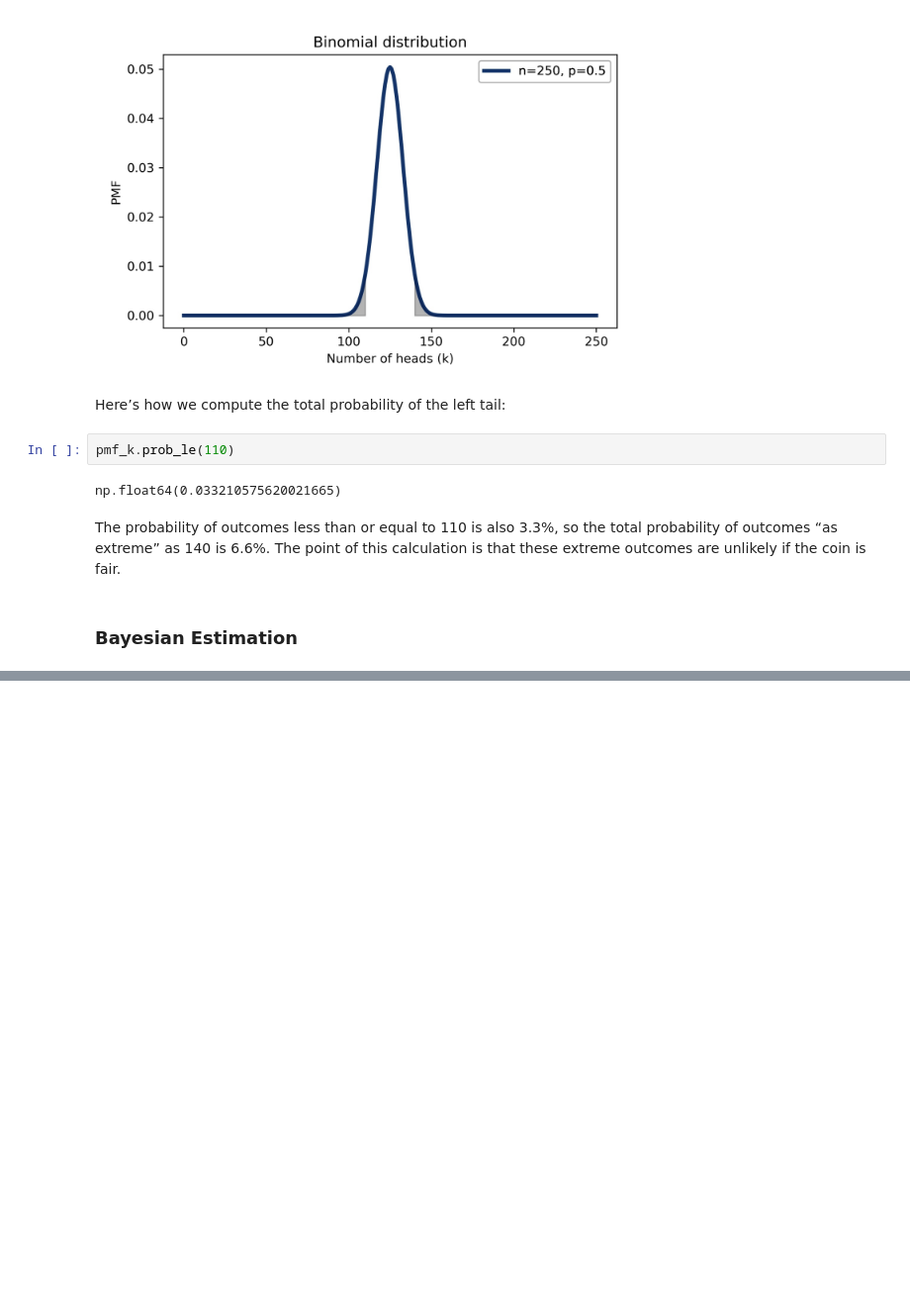
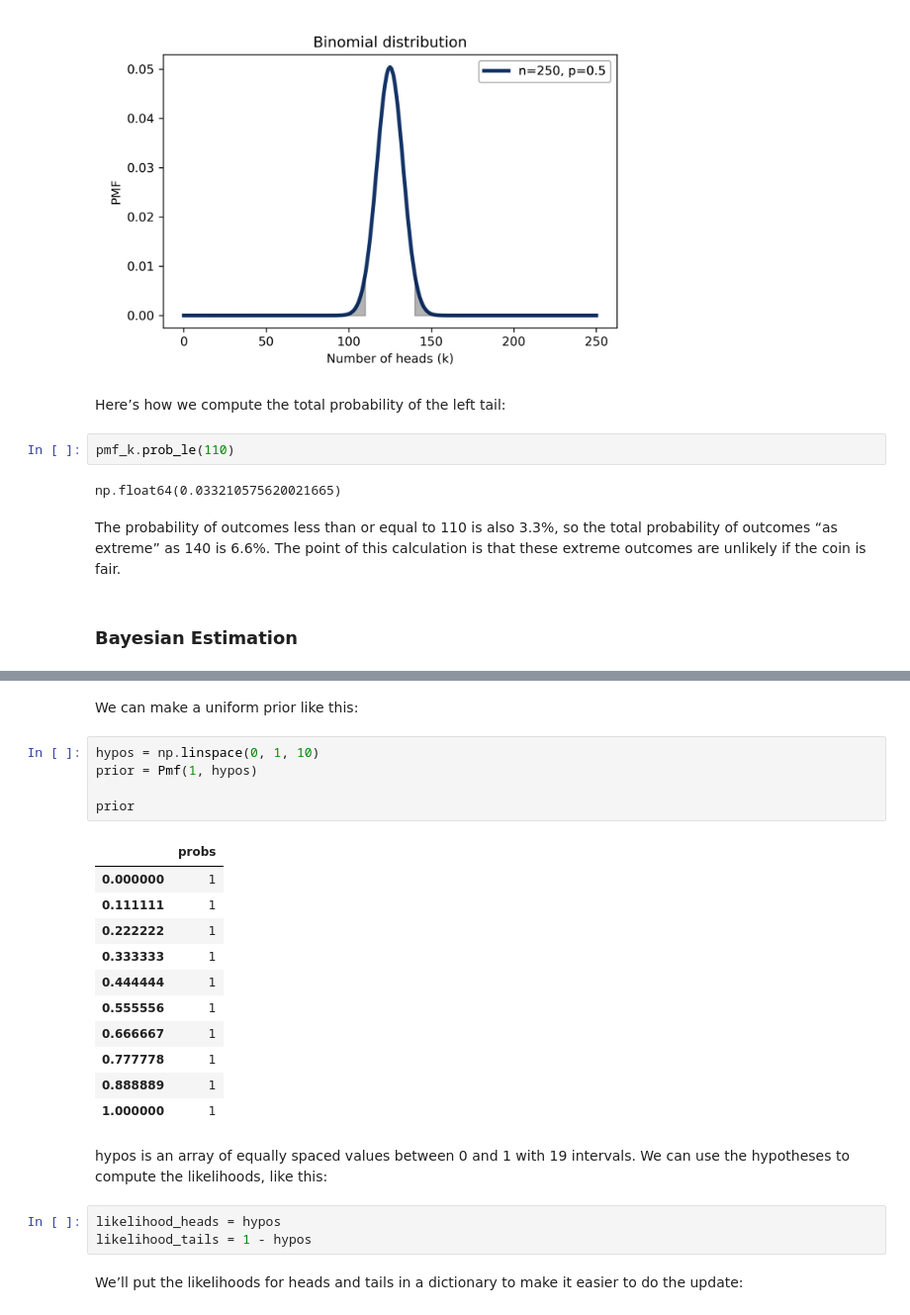
Before and after one commit to bea-sirowy/Python-tutorials, a Jupyter notebook: Bayes03_proportions.ipynb, the cells around one changed output, grey strips where cells are left out. Shown at 99% size. Saved outputs shown, nothing was run; the diff lists cells and outputs as text; blank space fills up the shorter version.

```diff
--- a/Bayes03_proportions.ipynb
+++ b/Bayes03_proportions.ipynb
@@ -223,0 +247,28 @@ coin is fair.
+# %% [markdown]
+We can make a uniform prior like this:
+# %%
+hypos = np.linspace(0, 1, 10)
+prior = Pmf(1, hypos)
+
+prior
+# %% [output]
+|  | probs |
+| 0.000000 | 1 |
+| 0.111111 | 1 |
+| 0.222222 | 1 |
+| 0.333333 | 1 |
+| 0.444444 | 1 |
+| 0.555556 | 1 |
+| 0.666667 | 1 |
+| 0.777778 | 1 |
+| 0.888889 | 1 |
+| 1.000000 | 1 |
+# %% [markdown]
+hypos is an array of equally spaced values between 0 and 1 with 19 intervals.
+We can use the hypotheses to compute the likelihoods, like this:
+# %%
+likelihood_heads = hypos
+likelihood_tails = 1 - hypos
+# %% [markdown]
+We’ll put the likelihoods for heads and tails in a dictionary to make it easier to do
+the update:
```
Also changed, not shown: parts of 13 cells of this notebook.
